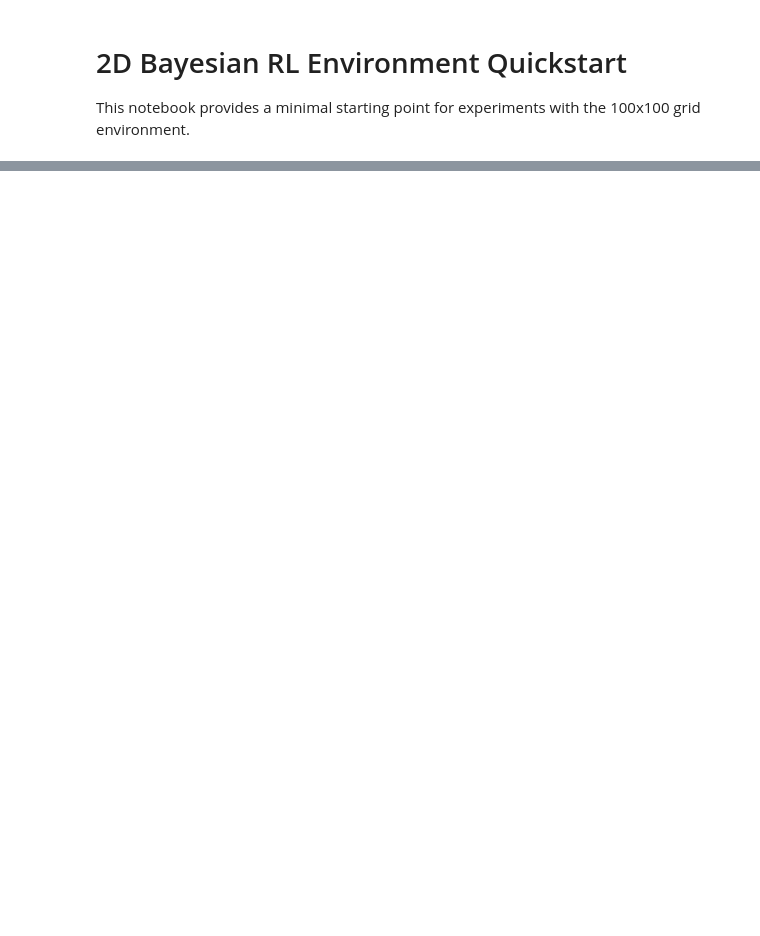
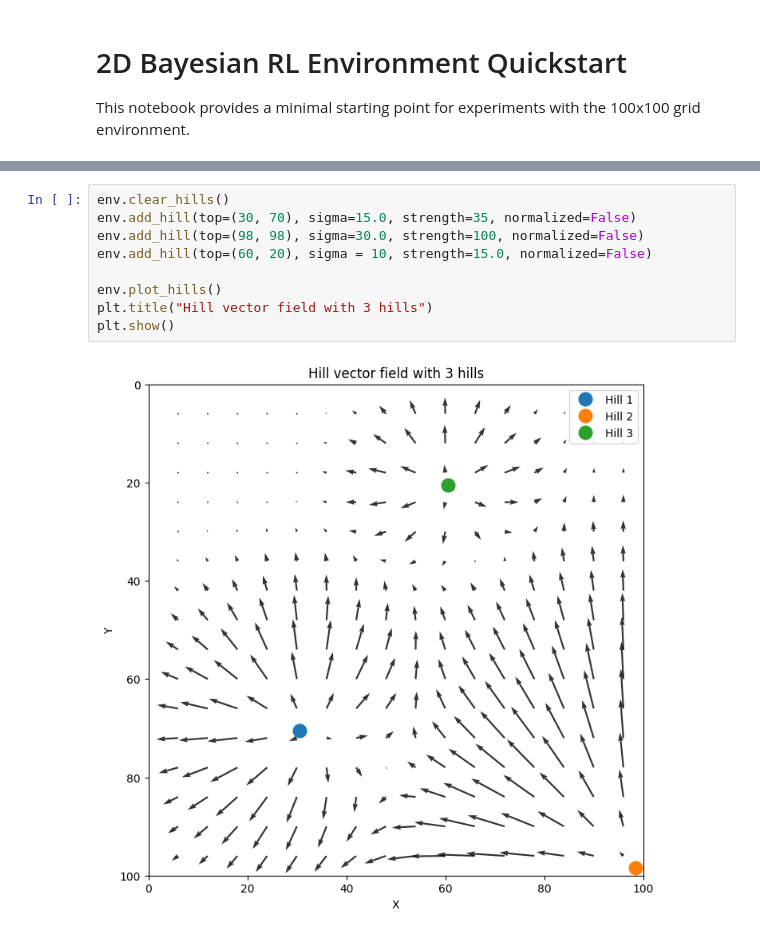
Before and after one commit to ThijsvSchaik/BayesianRLunderUncertainty, a Jupyter notebook: notebooks/environment_quickstart.ipynb, the cells around one changed output, grey strips where cells are left out. Saved outputs shown, nothing was run; the diff lists cells and outputs as text; blank space fills up the shorter version.

```diff
--- a/notebooks/environment_quickstart.ipynb
+++ b/notebooks/environment_quickstart.ipynb
@@ -27,0 +74,11 @@ ax.figure.tight_layout()
+# %%
+env.clear_hills()
+env.add_hill(top=(30, 70), sigma=15.0, strength=35, normalized=False)
+env.add_hill(top=(98, 98), sigma=30.0, strength=100, normalized=False)
+env.add_hill(top=(60, 20), sigma = 10, strength=15.0, normalized=False)
+
+env.plot_hills()
+plt.title("Hill vector field with 3 hills")
+plt.show()
+# %% [output]
+[figure, added]
```
Also changed, not shown: parts of 8 cells of this notebook, 6 other files.
